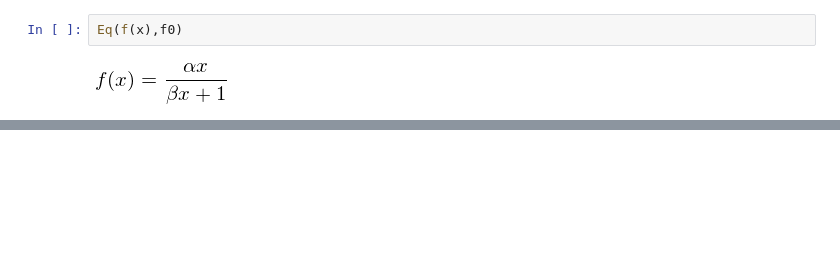
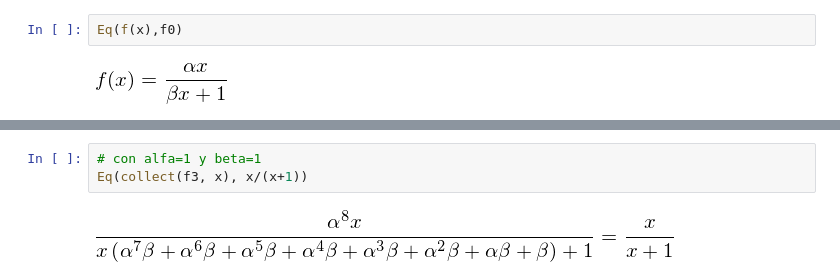
Before and after one commit to rgarcia-herrera/sistemas-dinamicos, a Jupyter notebook: Glass et Pasternack.ipynb, the cells around one changed output, grey strips where cells are left out. Cells and saved outputs as stored; diff of their text form; blank space fills up the shorter version.

```diff
--- a/Glass et Pasternack.ipynb
+++ b/Glass et Pasternack.ipynb
@@ -118,0 +148,5 @@ ultimos 15 de la serie [15.0, 0.0, 15.0, 0.0, 15.0, 0.0, 15.0, 0.0, 15.0, 0.0, 1
+# %%
+# con alfa=1 y beta=1
+Eq(collect(f3, x), x/(x+1))
+# %% [output]
+[figure, added]
```
Also changed, not shown: parts of 16 cells of this notebook.
